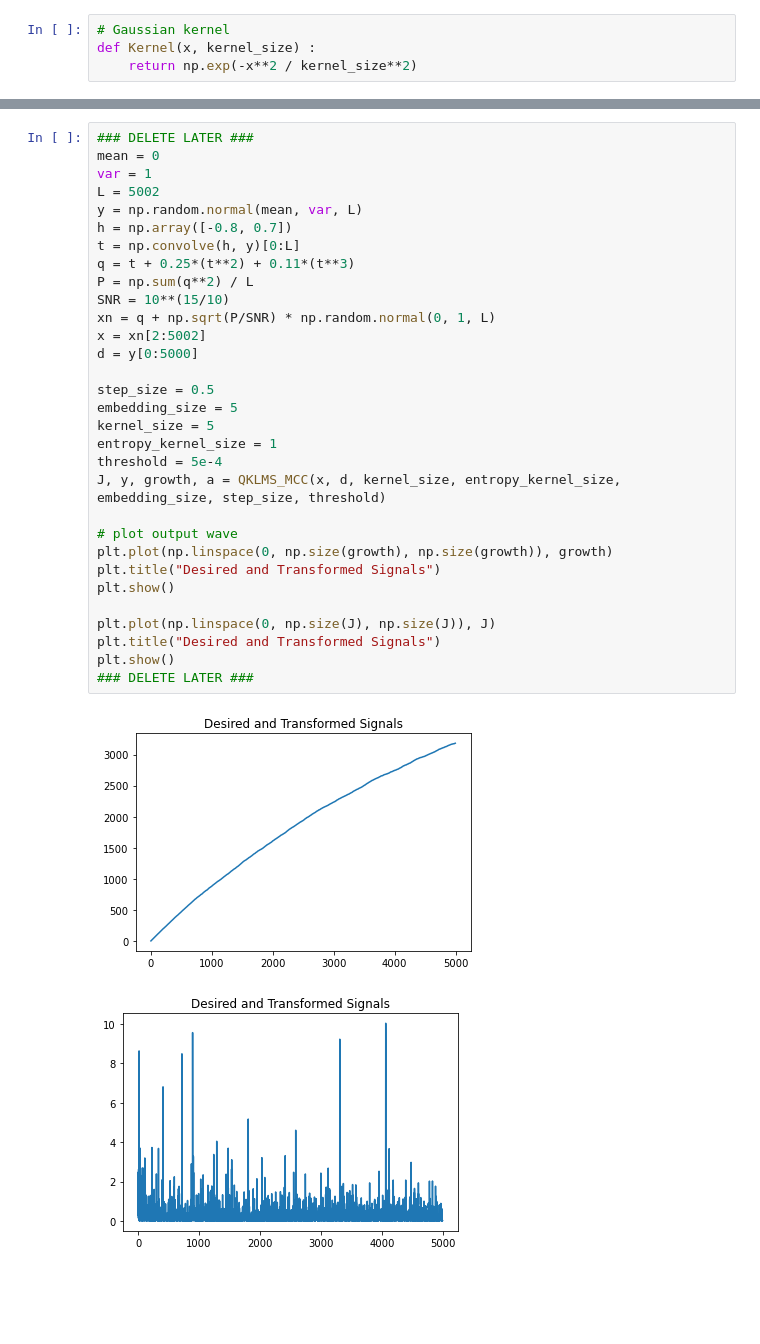
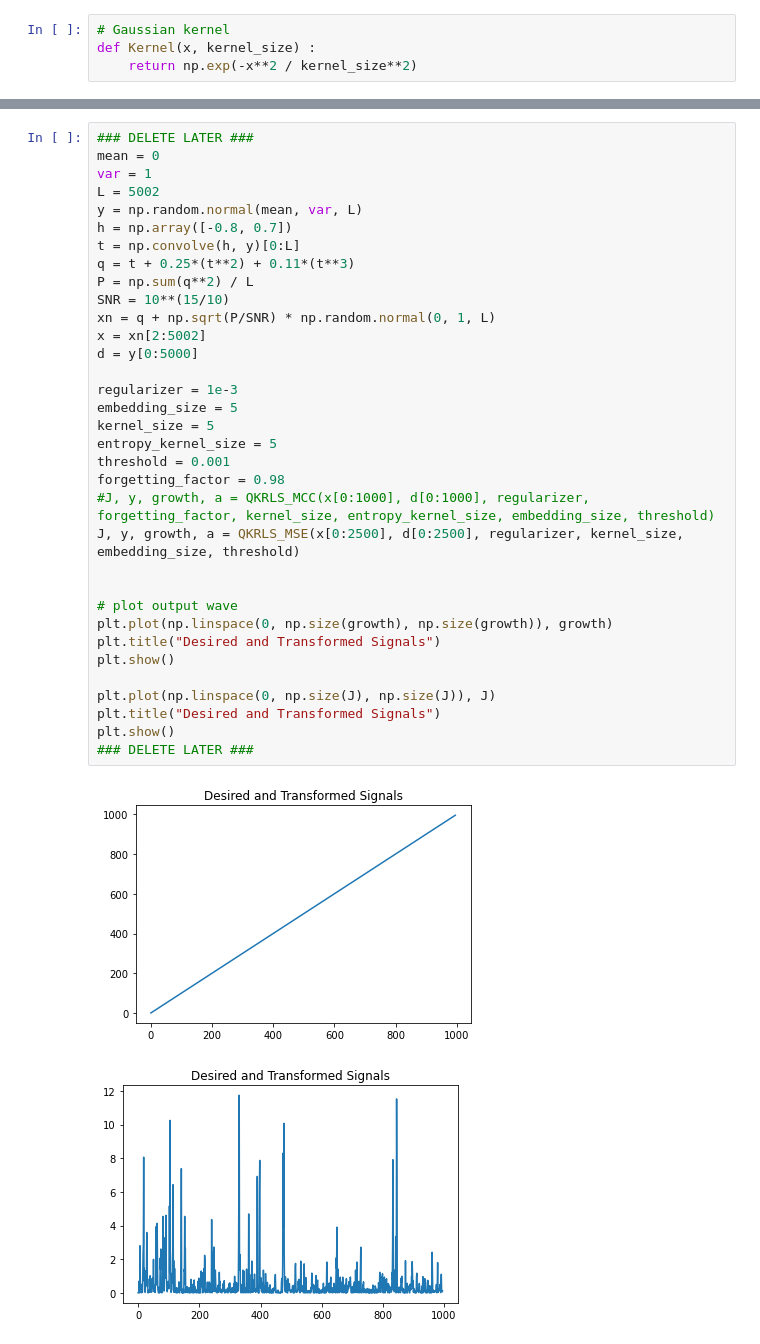
Before and after one commit to jcornell616/ML-for-time-series, a Jupyter notebook: Project2/Project2.ipynb, the cells around one changed output, grey strips where cells are left out. Saved outputs shown, nothing was run; the diff lists cells and outputs as text; blank space fills up the shorter version.

Commit message:
qkrls

```diff
--- a/Project2/Project2.ipynb
+++ b/Project2/Project2.ipynb
@@ -112,34 +210,37 @@ def KRLS_MSE(x, d, lam, kernel_size) :
 # %%
 ### DELETE LATER ###
 mean = 0
 var = 1
 L = 5002
 y = np.random.normal(mean, var, L)
 h = np.array([-0.8, 0.7])
 t = np.convolve(h, y)[0:L]
 q = t + 0.25*(t**2) + 0.11*(t**3)
 P = np.sum(q**2) / L
 SNR = 10**(15/10)
 xn = q + np.sqrt(P/SNR) * np.random.normal(0, 1, L)
 x = xn[2:5002]
 d = y[0:5000]
 
-step_size = 0.5
+regularizer = 1e-3
 embedding_size = 5
 kernel_size = 5
-entropy_kernel_size = 1
-threshold = 5e-4
-J, y, growth, a = QKLMS_MCC(x, d, kernel_size, entropy_kernel_size, embedding_size, step_size, threshold)
+entropy_kernel_size = 5
+threshold = 0.001
+forgetting_factor = 0.98
+#J, y, growth, a = QKRLS_MCC(x[0:1000], d[0:1000], regularizer, forgetting_factor, kernel_size, entropy_kernel_size, embedding_size, threshold)
+J, y, growth, a = QKRLS_MSE(x[0:2500], d[0:2500], regularizer, kernel_size, embedding_size, threshold)
+
 
 # plot output wave
 plt.plot(np.linspace(0, np.size(growth), np.size(growth)), growth)
 plt.title("Desired and Transformed Signals")
 plt.show()
 
 plt.plot(np.linspace(0, np.size(J), np.size(J)), J)
 plt.title("Desired and Transformed Signals")
 plt.show()
 ### DELETE LATER ###
 # %% [output]
-[figure, old version]
+[figure, new version]
-[figure, old version]
+[figure, new version]
```
Also changed, not shown: parts of 5 cells of this notebook.
